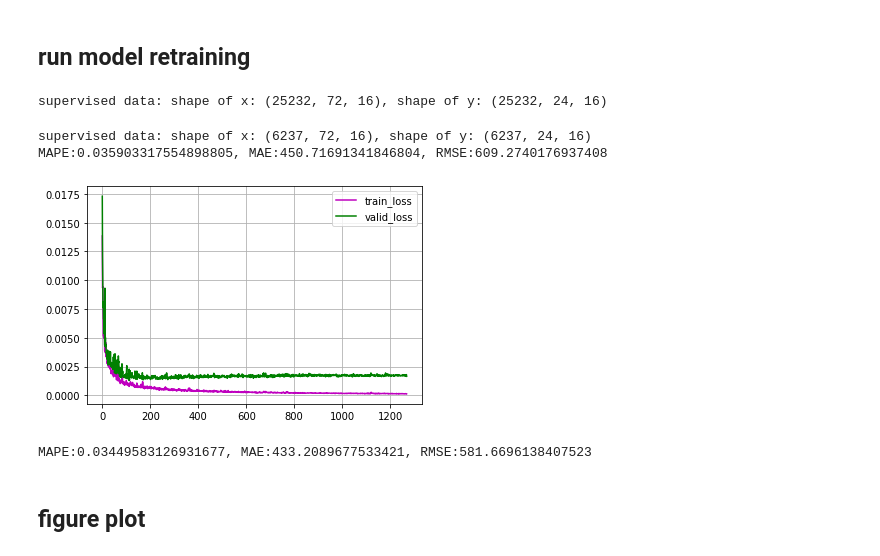
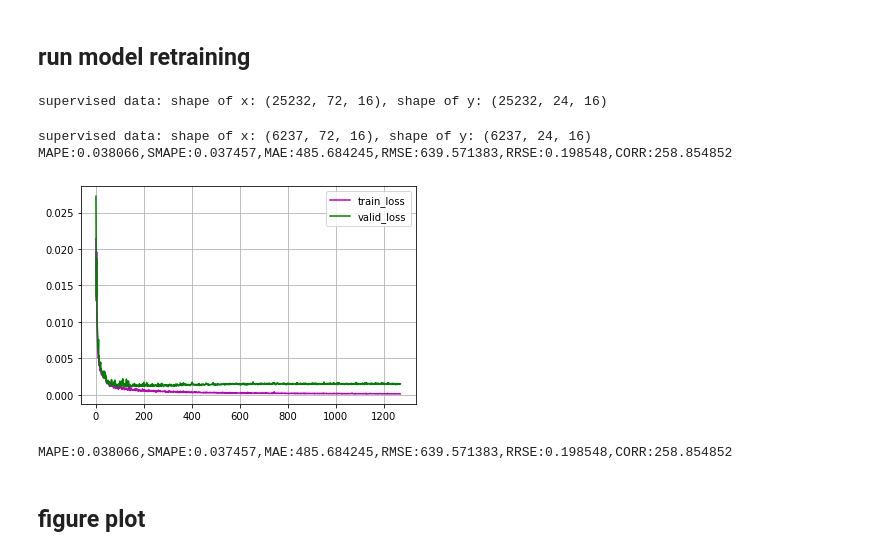
Before and after one commit to Mark-THU/load-point-forecast, a Jupyter notebook: 1223-code-DL/1222-Seq2Seq-Bahdanau-onlyfeatures.ipynb, the cells around one changed output. Drawn from its saved outputs; the diff is of its cells as text; code cells hidden in the pictures.

```diff
--- a/1223-code-DL/1222-Seq2Seq-Bahdanau-onlyfeatures.ipynb
+++ b/1223-code-DL/1222-Seq2Seq-Bahdanau-onlyfeatures.ipynb
@@ -164,8 +164,12 @@ class AttnDecoder(nn.Module):
     def __init__(self, input_size, hidden_dim, n_layers, drop_prob):
         super(AttnDecoder, self).__init__()
 
-        self.attention = AdditiveAttention(hidden_dim, hidden_dim, hidden_dim, drop_prob)
-        self.rnn = nn.GRU(input_size + hidden_dim, hidden_dim, n_layers, dropout=drop_prob)
+        self.attention = AdditiveAttention(hidden_dim, hidden_dim, hidden_dim,
+                                           drop_prob)
+        self.rnn = nn.GRU(input_size + hidden_dim,
+                          hidden_dim,
+                          n_layers,
+                          dropout=drop_prob)
         self.fc = nn.Sequential()
 
         input_size = hidden_dim
@@ -177,7 +181,6 @@ class AttnDecoder(nn.Module):
             input_size = round(input_size / 2)
             i += 1
         self.fc.add_module('linear{}'.format(i), nn.Linear(input_size, 1))
-
 
     def forward(self, inputs, encoder_outputs, encoder_state):
         """
@@ -216,7 +219,8 @@ class Seq2Seq_Attn(nn.Module):
     def __init__(self, input_size, hidden_dim, n_layers, drop_prob):
         super(Seq2Seq_Attn, self).__init__()
         self.encoder = Encoder(input_size, hidden_dim, n_layers, drop_prob)
-        self.decoder = AttnDecoder(input_size - 1, hidden_dim, n_layers, drop_prob)
+        self.decoder = AttnDecoder(input_size - 1, hidden_dim, n_layers,
+                                   drop_prob)
 
     def forward(self, encoder_inputs, decoder_inputs):
         # encoder_inputs shape (batch_size, seq_len, input_size)
@@ -549,7 +545,8 @@ def test_model(model, test_x, test_y, scaler_y, seq_len, target_len,
                              batch_size=batch_size,
                              shuffle=False,
                              drop_last=True)
-    model.load_state_dict(torch.load('./model/seq2seq_bahdanau_onlyfeatures_state_dict.pt'))
+    model.load_state_dict(
+        torch.load('./model/seq2seq_bahdanau_onlyfeatures_state_dict.pt'))
     y_pred = []
     y_true = []
     with torch.no_grad():
@@ -558,7 +555,7 @@ def test_model(model, test_x, test_y, scaler_y, seq_len, target_len,
             inputs = inputs.to(device)
             labels = labels.to(device)
             encoder_inputs = inputs
-            decoder_inputs = labels[:, :,:-1]
+            decoder_inputs = labels[:, :, :-1]
             outputs = model(encoder_inputs, decoder_inputs)
             y_pred += outputs.cpu().numpy().flatten().tolist()
             y_true += labels[:, :, -1].cpu().numpy().flatten().tolist()
@@ -567,10 +564,20 @@ def test_model(model, test_x, test_y, scaler_y, seq_len, target_len,
     #     pdb.set_trace()
     load_pred = scaler_y.inverse_transform(y_pred)
     load_true = scaler_y.inverse_transform(y_true)
+    mean_pred = np.mean(load_pred)
+    mean_true = np.mean(load_true)
     MAPE = np.mean(np.abs(load_true - load_pred) / load_true)
+    SMAPE = 2 * np.mean(
+        np.abs(load_true - load_pred) / (load_true + load_pred))
     MAE = np.mean(np.abs(load_true - load_pred))
     RMSE = np.sqrt(np.mean(np.square(load_true - load_pred)))
-    return MAPE, MAE, RMSE, load_pred, load_true
+    RRSE = np.sqrt(np.sum(np.square(load_true - load_pred))) / np.sqrt(
+        np.sum(np.square(load_true - mean_true)))
+    CORR = np.mean(
+        np.sum((load_true - mean_true) * (load_pred - mean_pred)) /
+        np.sqrt(np.sum(
+            (load_true - mean_true)**2 * (load_pred - mean_pred)**2)))
+    return MAPE, SMAPE, MAE, RMSE, RRSE, CORR, load_pred, load_true
 # %% [markdown]
 ## run model retraining
 # %%
@@ -612,23 +619,27 @@ def run_model_retraining(seq_len=seq_len,
     test_data = data[int(0.8 * len(data)):]
     test_data = scaler.transform(test_data)
     test_x, test_y = series_to_supervise(test_data, seq_len, target_len)
-    MAPE, MAE, RMSE, load_pred, load_true = test_model(model, test_x, test_y,
-                                                       scaler_y, seq_len,
-                                                       target_len, batch_size)
-    return MAPE, MAE, RMSE, load_pred, load_true
+    MAPE, SMAPE, MAE, RMSE, RRSE, CORR, load_pred, load_true = test_model(
+        model, test_x, test_y, scaler_y, seq_len, target_len, batch_size)
+    return MAPE, SMAPE, MAE, RMSE, RRSE, CORR, load_pred, load_true
 # %%
 random_seed_set(42)
-MAPE, MAE, RMSE, load_pred, load_true = run_model_retraining()
-print('MAPE:{}, MAE:{}, RMSE:{}'.format(MAPE, MAE, RMSE))
+MAPE, SMAPE, MAE, RMSE, RRSE, CORR, load_pred, load_true = run_model_retraining(
+)
+print(
+    'MAPE:{:.6f},SMAPE:{:.6f},MAE:{:.6f},RMSE:{:.6f},RRSE:{:.6f},CORR:{:.6f}'.
+    format(MAPE, SMAPE, MAE, RMSE, RRSE, CORR))
 # %% [output]
 supervised data: shape of x: (25232, 72, 16), shape of y: (25232, 24, 16)
 supervised data: shape of x: (6237, 72, 16), shape of y: (6237, 24, 16)
-MAPE:0.035903317554898805, MAE:450.71691341846804, RMSE:609.2740176937408
+MAPE:0.038066,SMAPE:0.037457,MAE:485.684245,RMSE:639.571383,RRSE:0.198548,CORR:258.854852
-[figure, old version]
+[figure, new version]
 # %%
-print('MAPE:{}, MAE:{}, RMSE:{}'.format(MAPE, MAE, RMSE))
+print(
+    'MAPE:{:.6f},SMAPE:{:.6f},MAE:{:.6f},RMSE:{:.6f},RRSE:{:.6f},CORR:{:.6f}'.
+    format(MAPE, SMAPE, MAE, RMSE, RRSE, CORR))
 # %% [output]
-MAPE:0.03449583126931677, MAE:433.2089677533421, RMSE:581.6696138407523
+MAPE:0.038066,SMAPE:0.037457,MAE:485.684245,RMSE:639.571383,RRSE:0.198548,CORR:258.854852
 # %% [markdown]
 ## figure plot
 # %%
```
Also changed, not shown: parts of 6 cells of this notebook, 19 other files.
